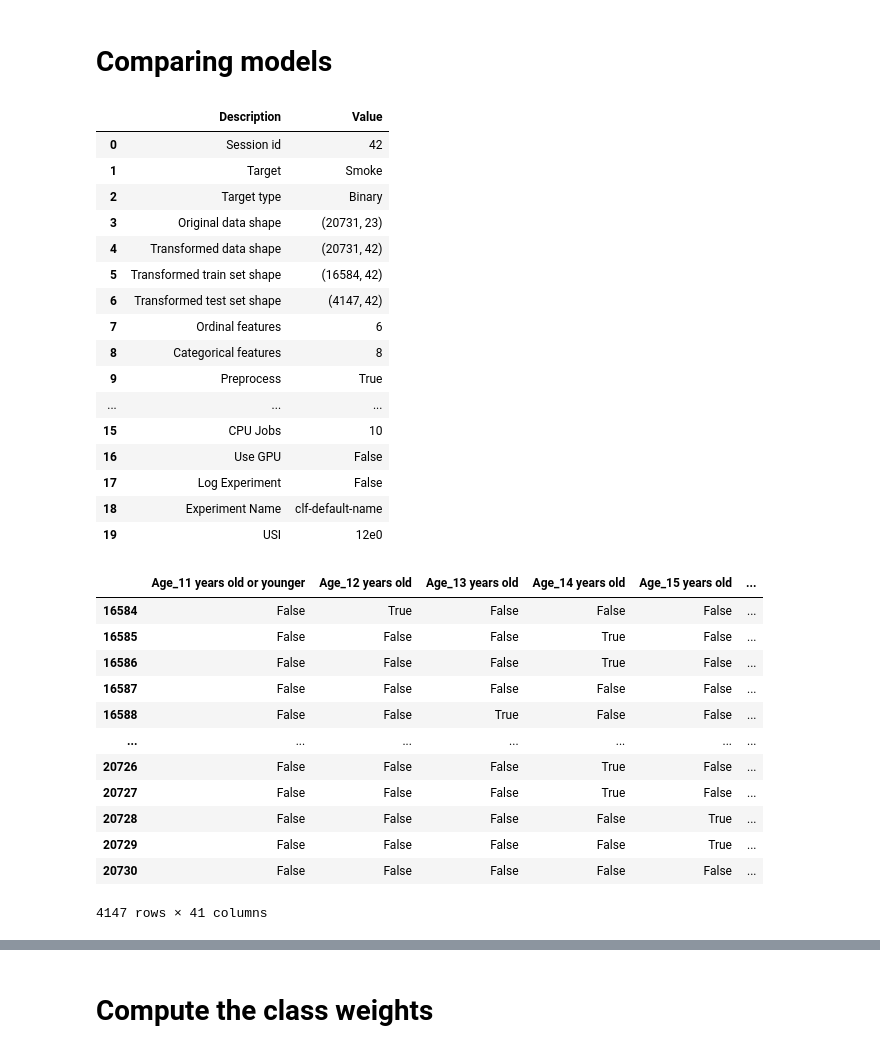
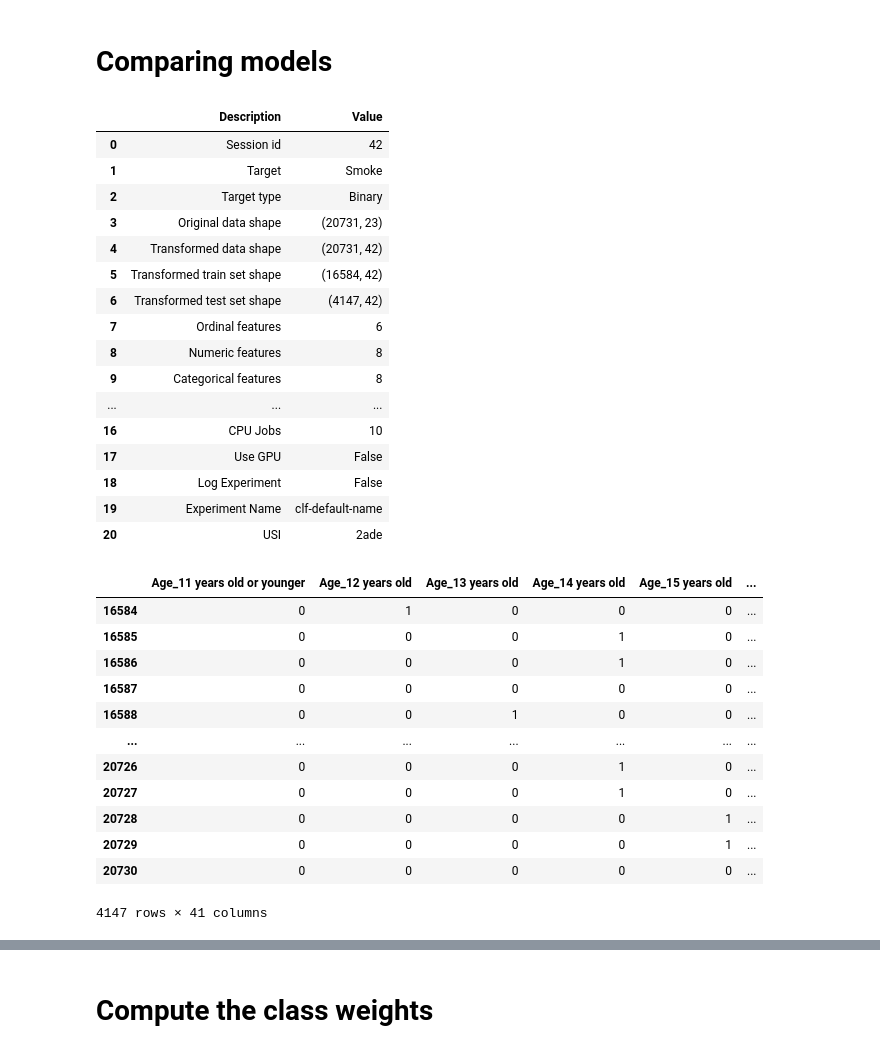
Before and after one commit to frazah/tobacco-analysis, a Jupyter notebook: src/notebooks/predictive_model.ipynb, the cells around one changed output, grey strips where cells are left out. Cells and saved outputs as stored; diff of their text form; code cells hidden in the pictures.

```diff
--- a/src/notebooks/predictive_model.ipynb
+++ b/src/notebooks/predictive_model.ipynb
@@ -39,7 +39,7 @@ dataset[categorical_columns] = dataset[categorical_columns].applymap(lambda x: r
 boolean_columns = ["Smoke", "SeenSmokerInSchool", "ParentWarnings", "AntiTobaccoInMedia",
                    "BanTobaccoOutdoors", "SmokingFather", "SmokingMother", "WorkingFather",
                    "WorkingMother"]
-dataset[boolean_columns] = dataset[boolean_columns].astype('bool')
+dataset[boolean_columns] = dataset[boolean_columns].astype('int')
 # %% [markdown]
 # Comparing models
 # %%
@@ -53,52 +53,52 @@ setup = pc.setup(data=dataset,
                  train_size=0.8,
                  session_id=42,
                  categorical_features=categorical_columns,
                  ordinal_features={
                      "SmokingFriends": map_dict.OR46_dict.values(),
                      "SeenSmokerInPublicPlace": map_dict.CR21_dict.values(),
                      "SeenSmokerInEnclosedPlace": map_dict.CR20_dict.values(),
                      "SeenSmokerInHome": map_dict.CR19_dict.values(),
                      "HarmfulPassiveSmoke": map_dict.CR23_dict.values(),
                      "HardQuitSmoke": map_dict.CR41_dict.values(),
                  },
                  imputation_type=None,
                  normalize=False,
                  max_encoding_ohe=0,
-                 encoding_method=OneHotEncoder(dtype=bool, sparse_output=False),
+                 encoding_method=OneHotEncoder(dtype=int, sparse_output=False),
                  n_jobs=10
                  )
 X_test_df = pc.get_config('X_test_transformed').copy()
 X_test_df
 # %% [output]
 |  | Description | Value |
 | 0 | Session id | 42 |
 | 1 | Target | Smoke |
 | 2 | Target type | Binary |
 | 3 | Original data shape | (20731, 23) |
 | 4 | Transformed data shape | (20731, 42) |
 | 5 | Transformed train set shape | (16584, 42) |
 | 6 | Transformed test set shape | (4147, 42) |
 | 7 | Ordinal features | 6 |
-| 8 | Categorical features | 8 |
-| 9 | Preprocess | True |
+| 8 | Numeric features | 8 |
+| 9 | Categorical features | 8 |
 | ... | ... | ... |
-| 15 | CPU Jobs | 10 |
-| 16 | Use GPU | False |
-| 17 | Log Experiment | False |
-| 18 | Experiment Name | clf-default-name |
-| 19 | USI | 12e0 |
+| 16 | CPU Jobs | 10 |
+| 17 | Use GPU | False |
+| 18 | Log Experiment | False |
+| 19 | Experiment Name | clf-default-name |
+| 20 | USI | 2ade |
 |  | Age_11 years old or younger | Age_12 years old | Age_13 years old | Age_14 years old | Age_15 years old | ... |
-| 16584 | False | True | False | False | False | ... |
-| 16585 | False | False | False | True | False | ... |
-| 16586 | False | False | False | True | False | ... |
-| 16587 | False | False | False | False | False | ... |
-| 16588 | False | False | True | False | False | ... |
+| 16584 | 0 | 1 | 0 | 0 | 0 | ... |
+| 16585 | 0 | 0 | 0 | 1 | 0 | ... |
+| 16586 | 0 | 0 | 0 | 1 | 0 | ... |
+| 16587 | 0 | 0 | 0 | 0 | 0 | ... |
+| 16588 | 0 | 0 | 1 | 0 | 0 | ... |
 | ... | ... | ... | ... | ... | ... | ... |
-| 20726 | False | False | False | True | False | ... |
-| 20727 | False | False | False | True | False | ... |
-| 20728 | False | False | False | False | True | ... |
-| 20729 | False | False | False | False | True | ... |
-| 20730 | False | False | False | False | False | ... |
+| 20726 | 0 | 0 | 0 | 1 | 0 | ... |
+| 20727 | 0 | 0 | 0 | 1 | 0 | ... |
+| 20728 | 0 | 0 | 0 | 0 | 1 | ... |
+| 20729 | 0 | 0 | 0 | 0 | 1 | ... |
+| 20730 | 0 | 0 | 0 | 0 | 0 | ... |
 4147 rows × 41 columns
 # %%
 pc.get_config('pipeline')
```
Also changed, not shown: parts of 9 cells of this notebook, 1 other file.
